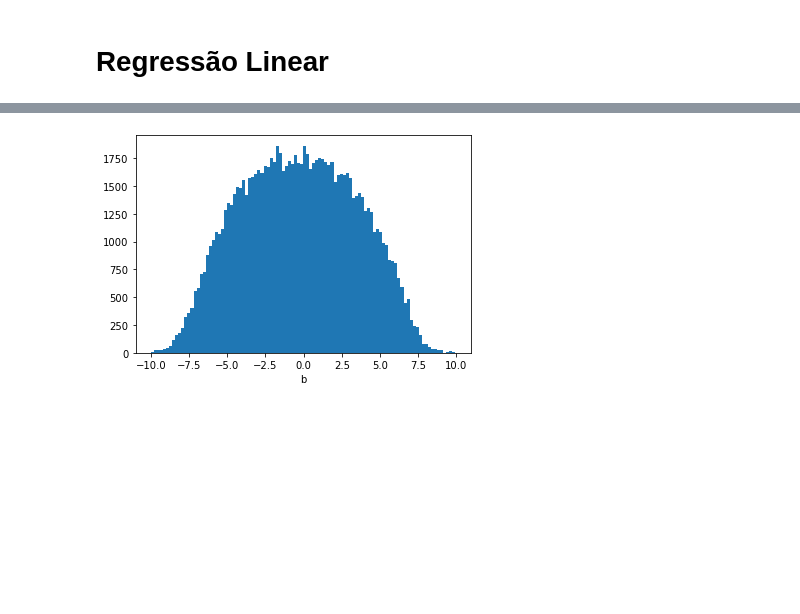
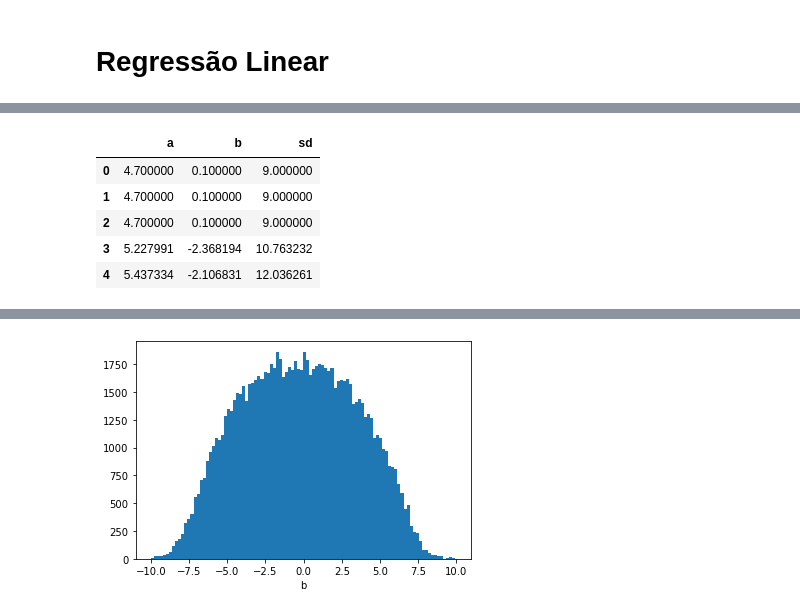
Before and after one commit to emdemor/monte-carlo-paper-club, a Jupyter notebook: notebooks/mcmc-linear-regression.ipynb, the cells around one changed output, grey strips where cells are left out. Saved outputs shown, nothing was run; the diff lists cells and outputs as text; code cells hidden in the pictures; blank space fills up the shorter version.

```diff
--- a/notebooks/mcmc-linear-regression.ipynb
+++ b/notebooks/mcmc-linear-regression.ipynb
@@ -85,4 +85,13 @@ for i in range(100000):
 
 sample = np.array(sample)
 df_sample = pd.DataFrame(sample, columns = [ x['name'] for x in param_config])
+# %%
+df_sample.head()
+# %% [output]
+|  | a | b | sd |
+| 0 | 4.700000 | 0.100000 | 9.000000 |
+| 1 | 4.700000 | 0.100000 | 9.000000 |
+| 2 | 4.700000 | 0.100000 | 9.000000 |
+| 3 | 5.227991 | -2.368194 | 10.763232 |
+| 4 | 5.437334 | -2.106831 | 12.036261 |
 # %%
```
Also changed, not shown: parts of 7 cells of this notebook, 7 other files.
